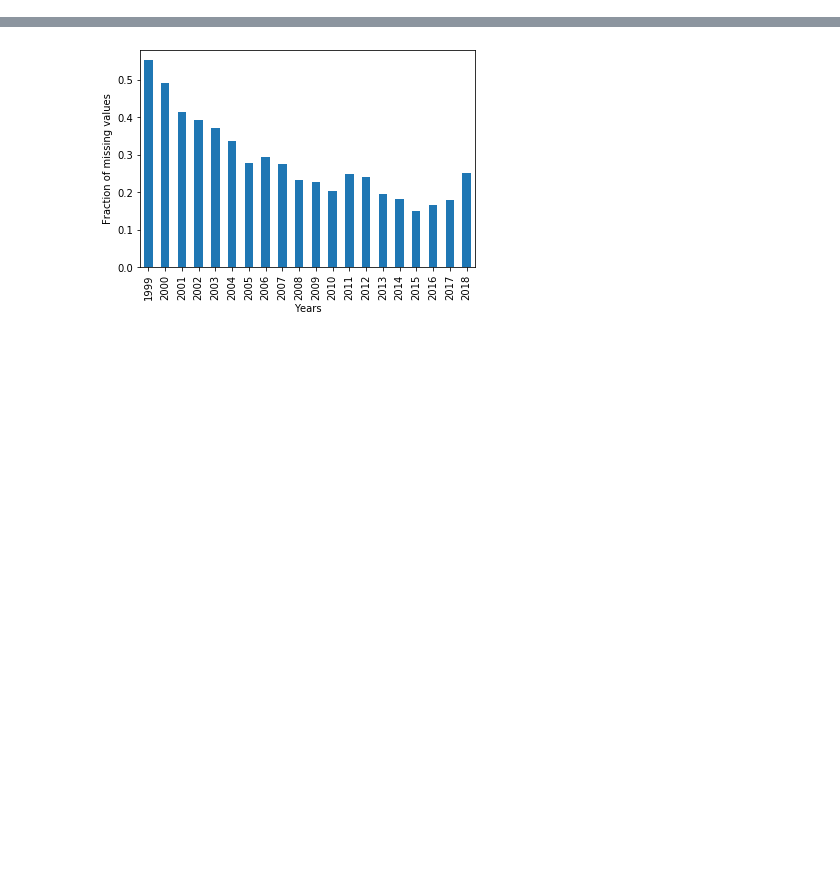
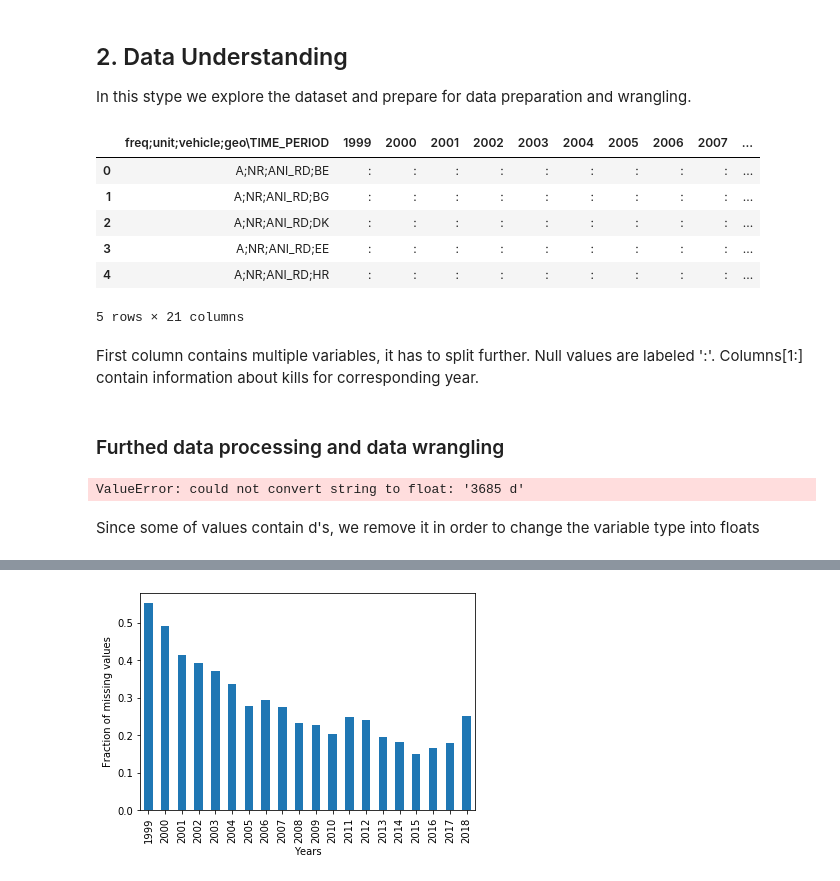
Before and after one commit to ADucinskas/UDACITY-EU-road-kills, a Jupyter notebook: EU-road-kills .ipynb, the cells around one changed output, grey strips where cells are left out. Drawn from its saved outputs; the diff is of its cells as text; code cells hidden in the pictures; blank space fills up the shorter version.

```diff
--- a/EU-road-kills .ipynb
+++ b/EU-road-kills .ipynb
@@ -6,9 +23,28 @@ import matplotlib.pyplot as plt
+# %% [markdown]
+## 2. Data Understanding
+
+In this stype we explore the dataset and prepare for data preparation and wrangling.
+# %%
+df.head()
+# %% [output]
+|  | freq;unit;vehicle;geo\TIME_PERIOD | 1999 | 2000 | 2001 | 2002 | 2003 | 2004 | 2005 | 2006 | 2007 | ... |
+| 0 | A;NR;ANI_RD;BE | : | : | : | : | : | : | : | : | : | ... |
+| 1 | A;NR;ANI_RD;BG | : | : | : | : | : | : | : | : | : | ... |
+| 2 | A;NR;ANI_RD;DK | : | : | : | : | : | : | : | : | : | ... |
+| 3 | A;NR;ANI_RD;EE | : | : | : | : | : | : | : | : | : | ... |
+| 4 | A;NR;ANI_RD;HR | : | : | : | : | : | : | : | : | : | ... |
+5 rows × 21 columns
+# %% [markdown]
+First column contains multiple variables, it has to split further. Null values are labeled ':'. Columns[1:] contain information about kills for corresponding year.
+# %% [markdown]
+### Furthed data processing and data wrangling
 # %%
-# read dataframe
-df=pd.read_csv('tran_sf_roadve+ESTAT.csv')
-# remove d's from dataframe
-data=df.replace(' d','',regex=True)
-# in the source document NaN values were lable ' :', thus we changed it into NaN
-data=data.replace(': ',np.NaN)
+# in the source document NaN values were label ' :', thus I changed it into NaN
+data=df.replace(': ',np.NaN)
 # change data type to float
 data=data[data.columns[1:]].astype('float64')
+data
+# %% [output]
+ValueError: could not convert string to float: '3685 d'
+# %% [markdown]
+Since some of values contain d's, we remove it in order to change the variable type into floats
```
Also changed, not shown: parts of 24 cells of this notebook.
